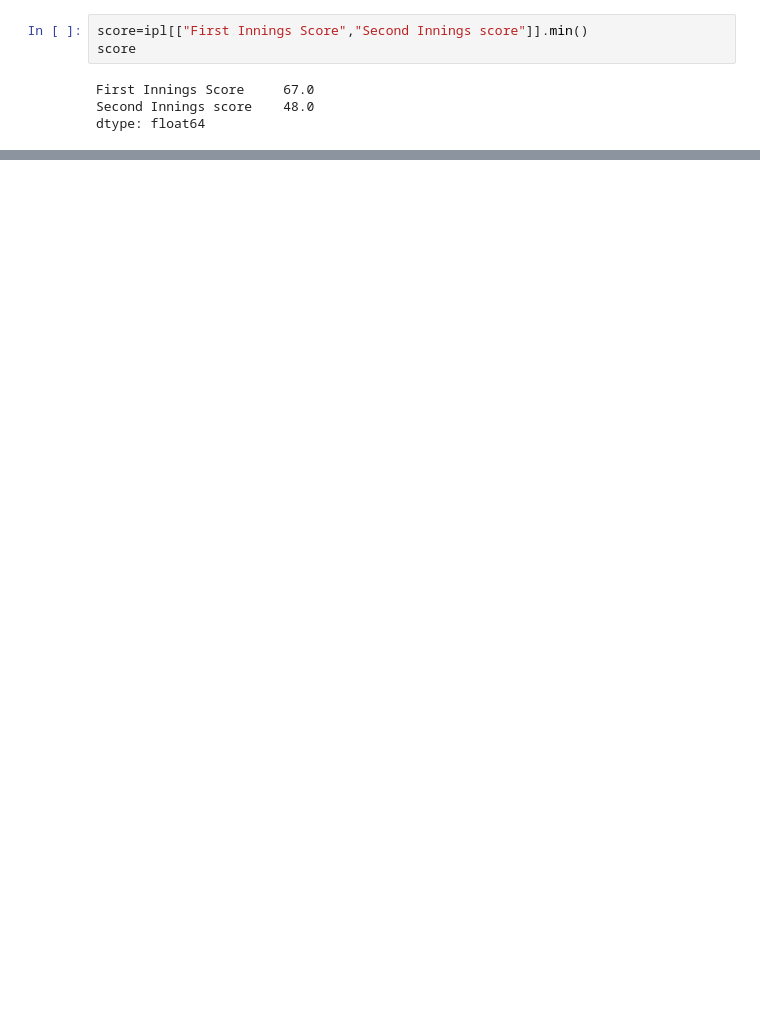
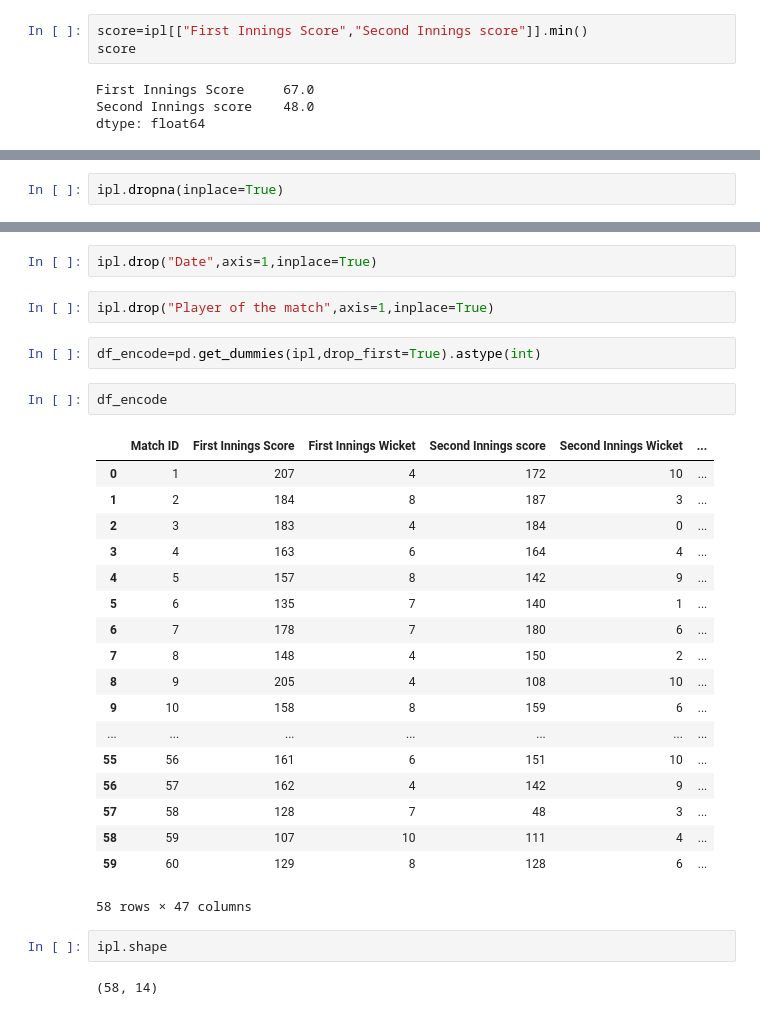
Before and after one commit to rajeshgowda116/Machine-Learning, a Jupyter notebook: projects/IPL Analysis/ipl.ipynb, the cells around one changed output, grey strips where cells are left out. Saved outputs shown, nothing was run; the diff lists cells and outputs as text; blank space fills up the shorter version.

```diff
--- a/projects/IPL Analysis/ipl.ipynb
+++ b/projects/IPL Analysis/ipl.ipynb
@@ -245,0 +253,2 @@ plt.show()
+# %%
+ipl.dropna(inplace=True)
@@ -245,0 +284,31 @@ plt.show()
+# %%
+ipl.drop("Date",axis=1,inplace=True)
+# %%
+ipl.drop("Player of the match",axis=1,inplace=True)
+# %%
+df_encode=pd.get_dummies(ipl,drop_first=True).astype(int)
+# %%
+df_encode
+# %% [output]
+|  | Match ID | First Innings Score | First Innings Wicket | Second Innings score | Second Innings Wicket | ... |
+| 0 | 1 | 207 | 4 | 172 | 10 | ... |
+| 1 | 2 | 184 | 8 | 187 | 3 | ... |
+| 2 | 3 | 183 | 4 | 184 | 0 | ... |
+| 3 | 4 | 163 | 6 | 164 | 4 | ... |
+| 4 | 5 | 157 | 8 | 142 | 9 | ... |
+| 5 | 6 | 135 | 7 | 140 | 1 | ... |
+| 6 | 7 | 178 | 7 | 180 | 6 | ... |
+| 7 | 8 | 148 | 4 | 150 | 2 | ... |
+| 8 | 9 | 205 | 4 | 108 | 10 | ... |
+| 9 | 10 | 158 | 8 | 159 | 6 | ... |
+| ... | ... | ... | ... | ... | ... | ... |
+| 55 | 56 | 161 | 6 | 151 | 10 | ... |
+| 56 | 57 | 162 | 4 | 142 | 9 | ... |
+| 57 | 58 | 128 | 7 | 48 | 3 | ... |
+| 58 | 59 | 107 | 10 | 111 | 4 | ... |
+| 59 | 60 | 129 | 8 | 128 | 6 | ... |
+58 rows × 47 columns
+# %%
+ipl.shape
+# %% [output]
+(58, 14)
```
Also changed, not shown: parts of 19 cells of this notebook.
